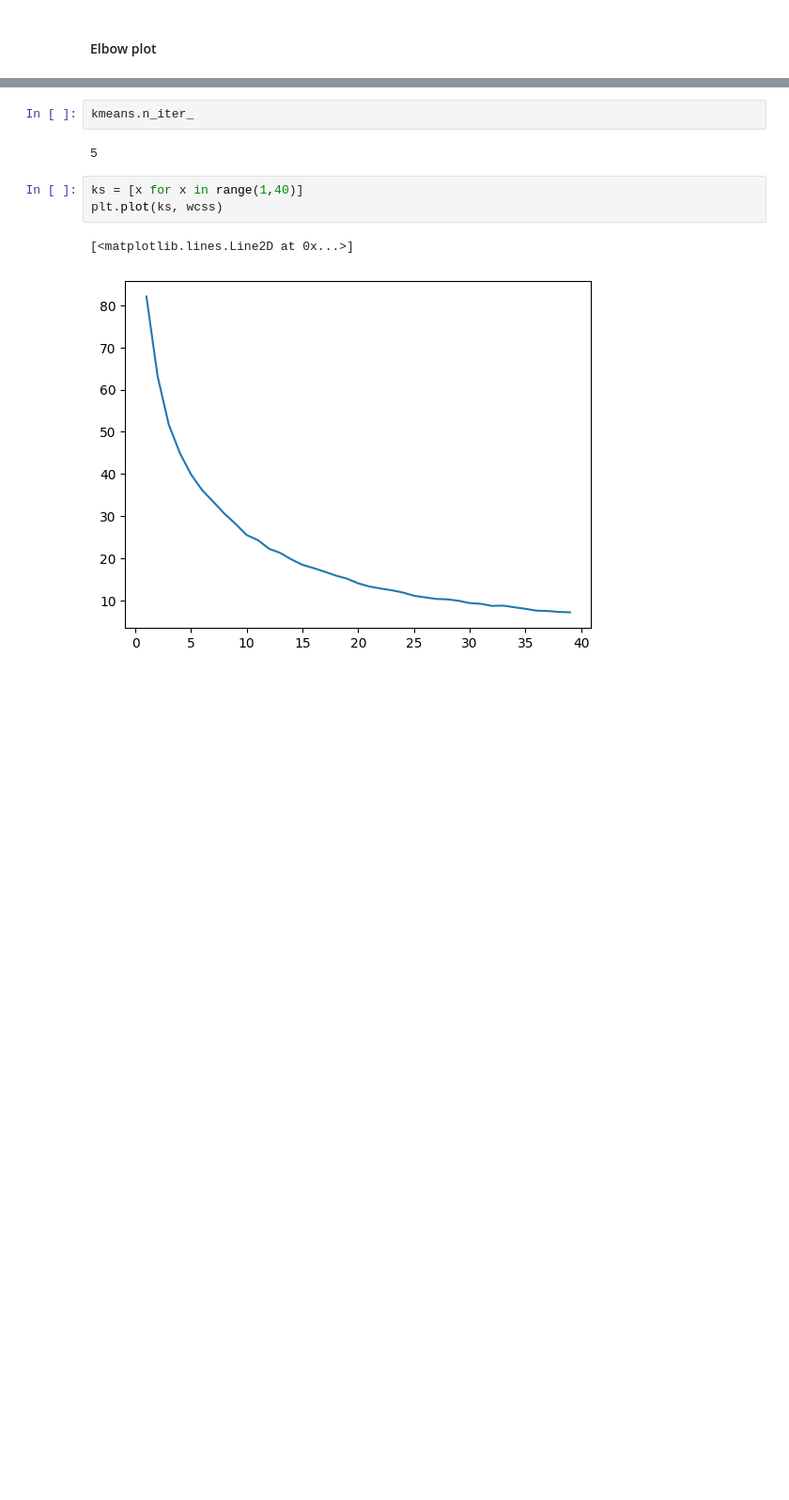
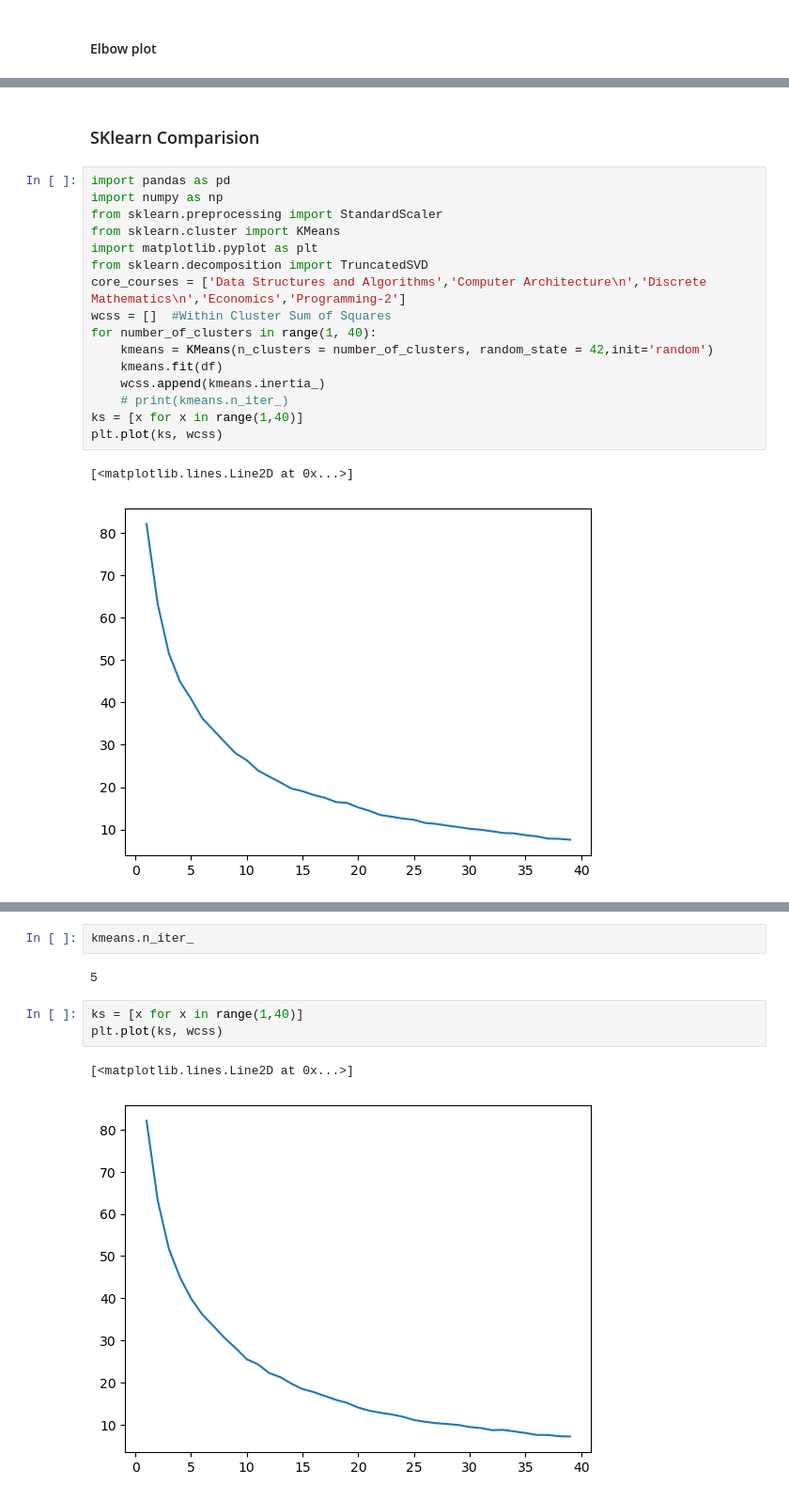
Before and after one commit to MnCSSJ4x/IIITB-Course-Recommendation-System, a Jupyter notebook: KMeans.ipynb, the cells around one changed output, grey strips where cells are left out. Shown at 94% size. Saved outputs shown, nothing was run; the diff lists cells and outputs as text; blank space fills up the shorter version.

```diff
--- a/KMeans.ipynb
+++ b/KMeans.ipynb
@@ -401,0 +229,21 @@ plt.show()
+# %% [markdown]
+### SKlearn Comparision
+# %%
+import pandas as pd
+import numpy as np
+from sklearn.preprocessing import StandardScaler
+from sklearn.cluster import KMeans
+import matplotlib.pyplot as plt
+from sklearn.decomposition import TruncatedSVD
+core_courses = ['Data Structures and Algorithms','Computer Architecture\n','Discrete Mathematics\n','Economics','Programming-2']
+wcss = []  #Within Cluster Sum of Squares
+for number_of_clusters in range(1, 40):
+    kmeans = KMeans(n_clusters = number_of_clusters, random_state = 42,init='random')
+    kmeans.fit(df)
+    wcss.append(kmeans.inertia_)
+    # print(kmeans.n_iter_)
+ks = [x for x in range(1,40)]
+plt.plot(ks, wcss)
+# %% [output]
+[<matplotlib.lines.Line2D at 0x...>]
+[figure, added]
```
Also changed, not shown: parts of 17 cells of this notebook.
